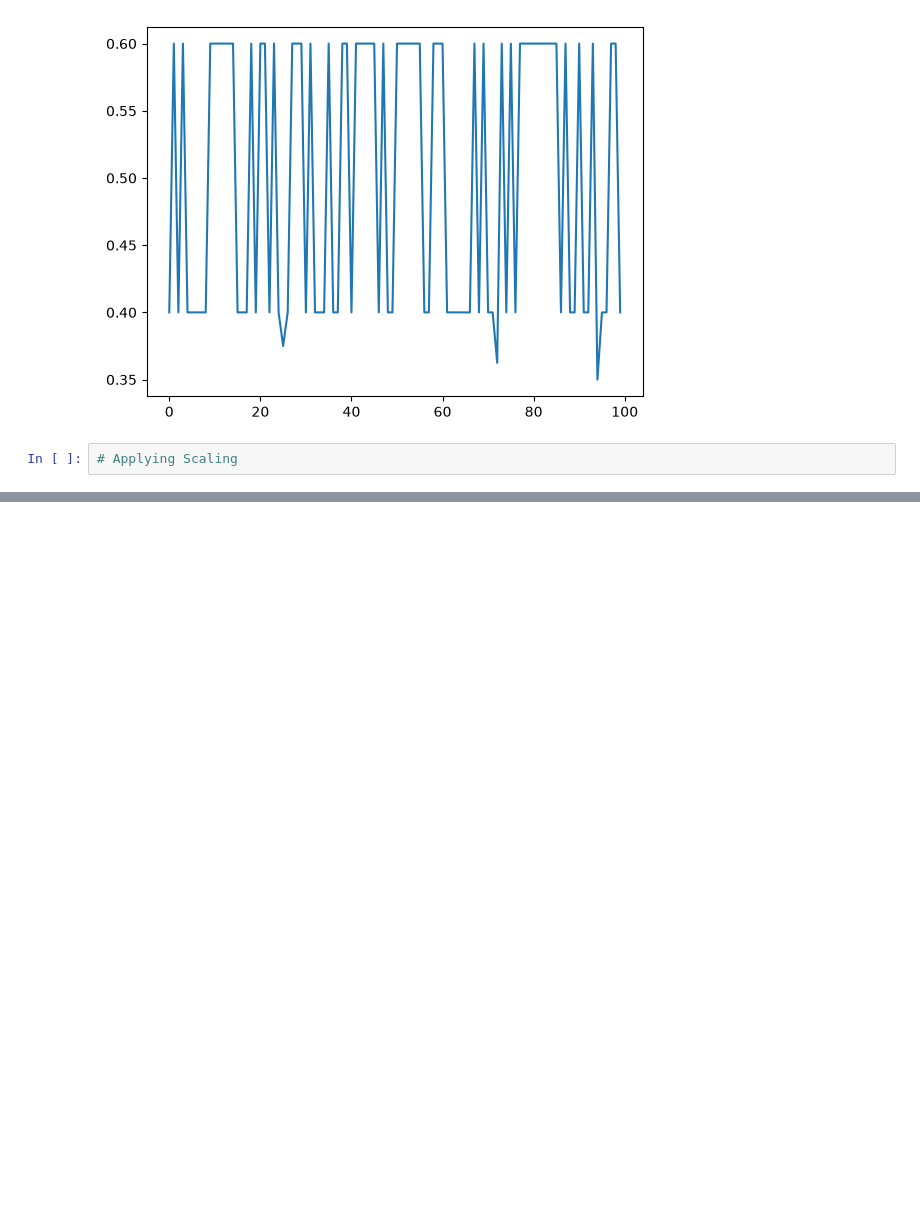
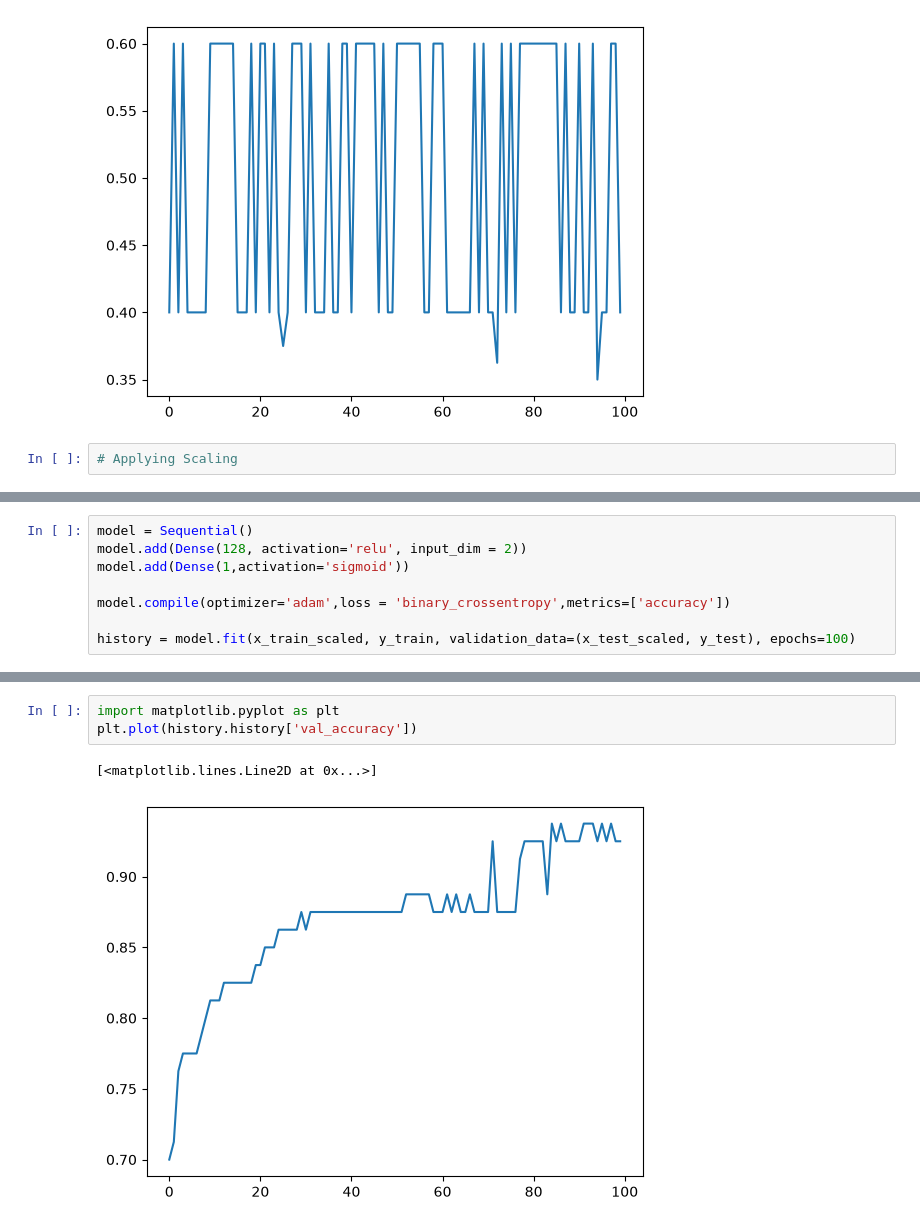
Before and after one commit to uravashiagrawal-hue/deep-learning, a Jupyter notebook: problems in neural network/normalisation/normaliseInputs.ipynb, the cells around one changed output, grey strips where cells are left out. Saved outputs shown, nothing was run; the diff lists cells and outputs as text; blank space fills up the shorter version.

```diff
--- a/problems in neural network/normalisation/normaliseInputs.ipynb
+++ b/problems in neural network/normalisation/normaliseInputs.ipynb
@@ -87,0 +119,8 @@ plt.plot(history.history['val_accuracy'])
+# %%
+model = Sequential()
+model.add(Dense(128, activation='relu', input_dim = 2))
+model.add(Dense(1,activation='sigmoid'))
+
+model.compile(optimizer='adam',loss = 'binary_crossentropy',metrics=['accuracy'])
+
+history = model.fit(x_train_scaled, y_train, validation_data=(x_test_scaled, y_test), epochs=100)
@@ -87,0 +145,6 @@ plt.plot(history.history['val_accuracy'])
+# %%
+import matplotlib.pyplot as plt
+plt.plot(history.history['val_accuracy'])
+# %% [output]
+[<matplotlib.lines.Line2D at 0x...>]
+[figure, added]
```
Also changed, not shown: parts of 4 cells of this notebook.
